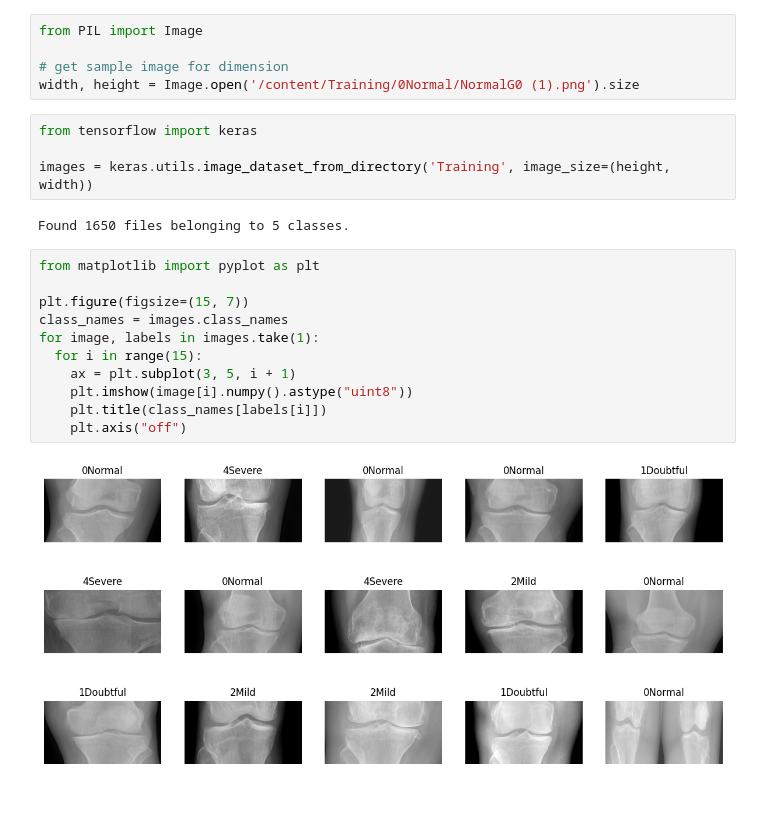
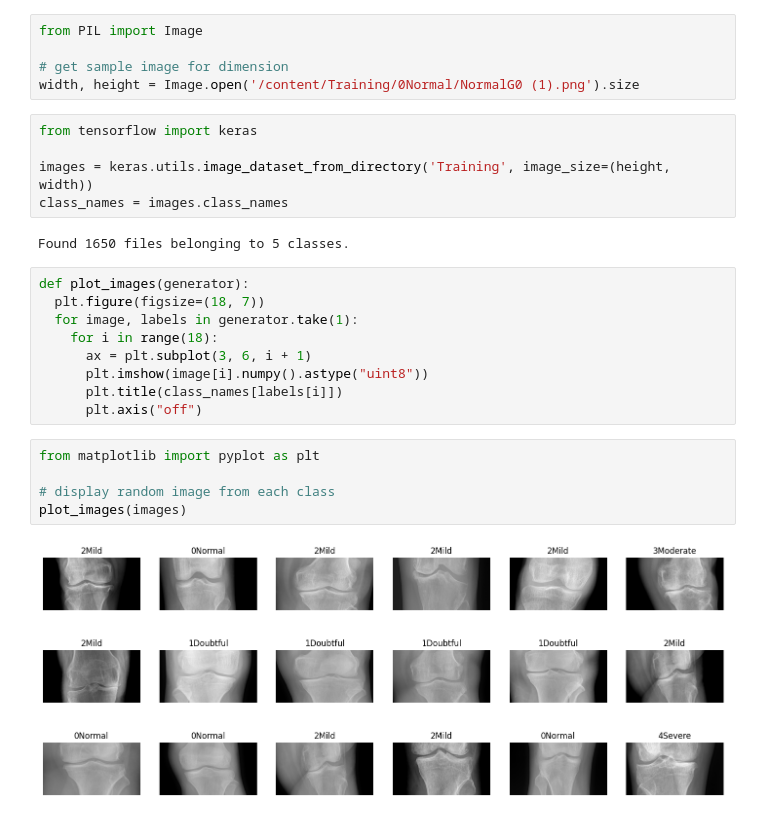
Before and after one commit to ssabrut/knee-arthritis-detection, a Jupyter notebook: Annotated_Dataset_for_Knee_Arthritis_Detection.ipynb, the cells around one changed output. Drawn from its saved outputs; the diff is of its cells as text.

```diff
--- a/Annotated_Dataset_for_Knee_Arthritis_Detection.ipynb
+++ b/Annotated_Dataset_for_Knee_Arthritis_Detection.ipynb
@@ -47,18 +47,22 @@ width, height = Image.open('/content/Training/0Normal/NormalG0 (1).png').size
 from tensorflow import keras
 
 images = keras.utils.image_dataset_from_directory('Training', image_size=(height, width))
+class_names = images.class_names
 # %% [output]
 Found 1650 files belonging to 5 classes.
 # %%
-from matplotlib import pyplot as plt
-
-plt.figure(figsize=(15, 7))
-class_names = images.class_names
-for image, labels in images.take(1):
-  for i in range(15):
-    ax = plt.subplot(3, 5, i + 1)
-    plt.imshow(image[i].numpy().astype("uint8"))
-    plt.title(class_names[labels[i]])
-    plt.axis("off")
+def plot_images(generator):
+  plt.figure(figsize=(18, 7))
+  for image, labels in generator.take(1):
+    for i in range(18):
+      ax = plt.subplot(3, 6, i + 1)
+      plt.imshow(image[i].numpy().astype("uint8"))
+      plt.title(class_names[labels[i]])
+      plt.axis("off")
-# %% [output]
-[figure, removed]
+# %%
+from matplotlib import pyplot as plt
+
+# display random image from each class
+plot_images(images)
+# %% [output]
+[figure, added]
```
Also changed, not shown: parts of 5 cells of this notebook.
